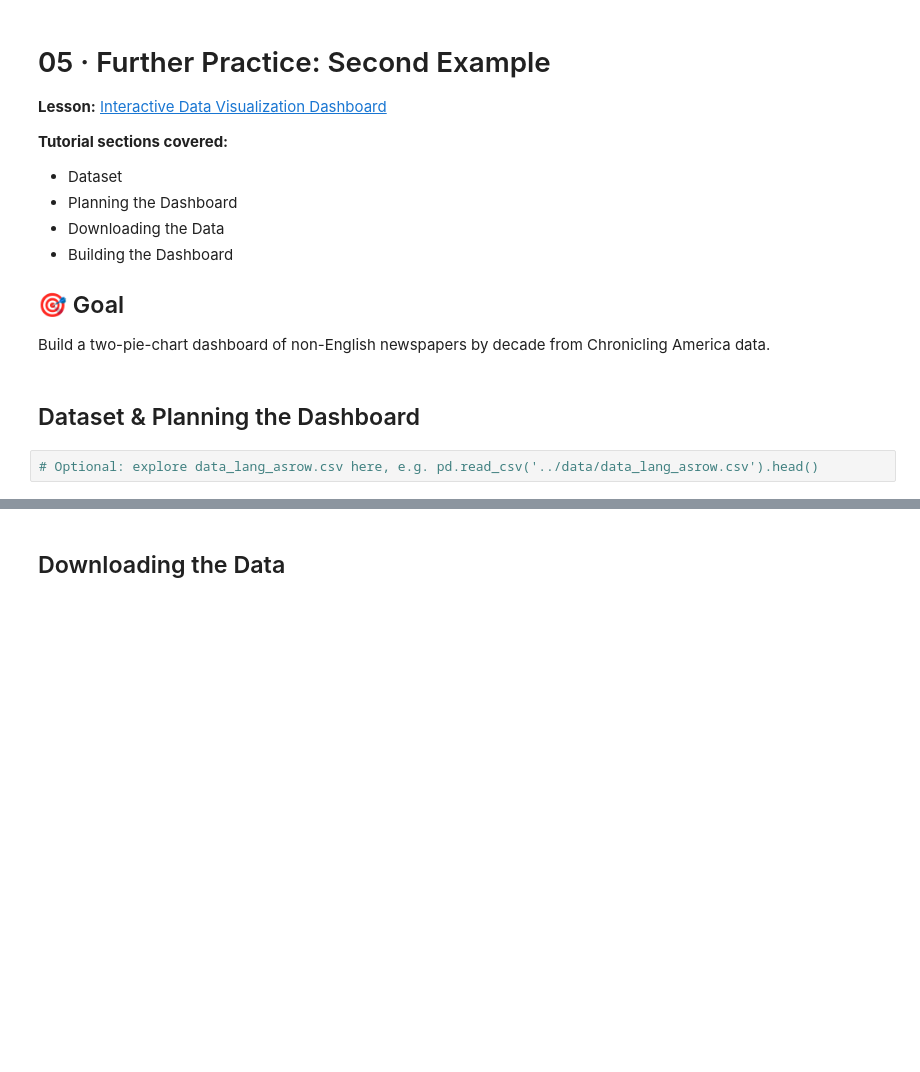
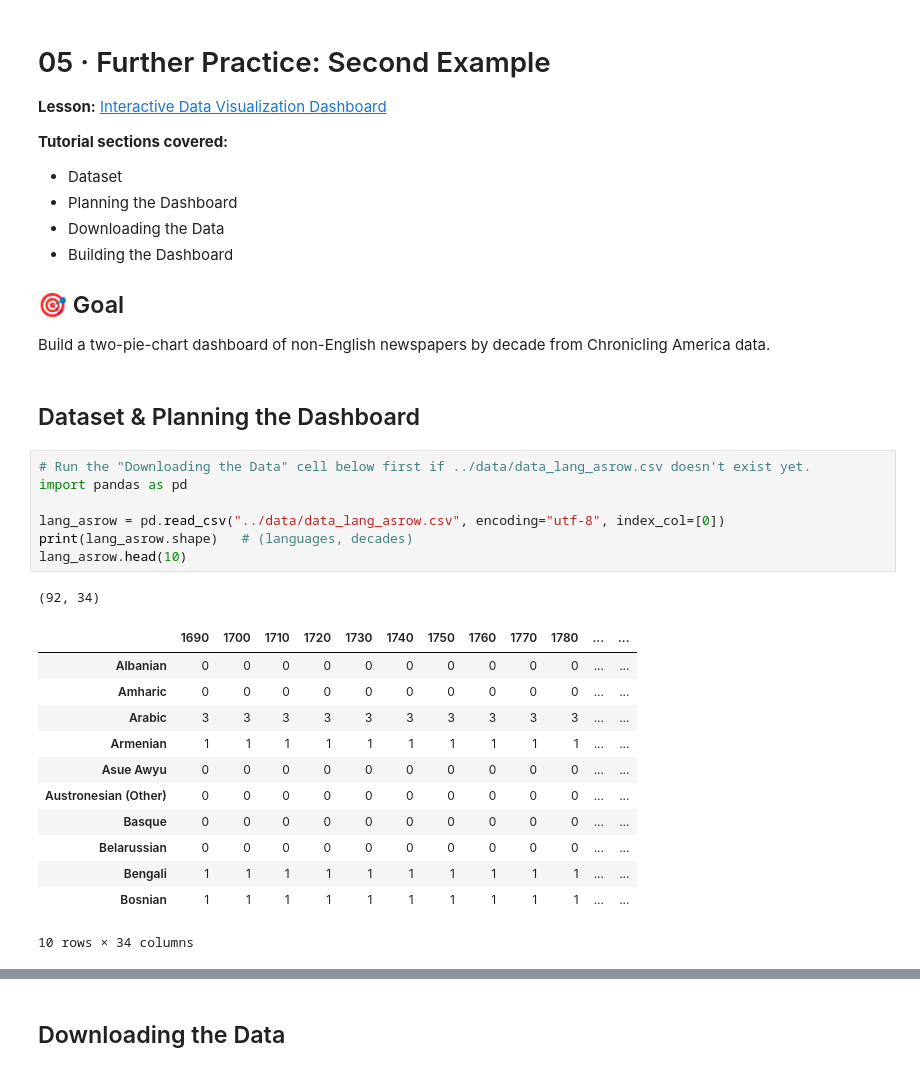
Before and after one commit to lswiggett/DH-Advanced-Technique1, a Jupyter notebook: notebooks/05_second_example.ipynb, the cells around one changed output, grey strips where cells are left out. Saved outputs shown, nothing was run; the diff lists cells and outputs as text; blank space fills up the shorter version.

```diff
--- a/notebooks/05_second_example.ipynb
+++ b/notebooks/05_second_example.ipynb
@@ -14,4 +14,23 @@ Build a two-pie-chart dashboard of non-English newspapers by decade from Chronic
 # %% [markdown]
 ## Dataset & Planning the Dashboard
 # %%
-# Optional: explore data_lang_asrow.csv here, e.g. pd.read_csv('../data/data_lang_asrow.csv').head()
+# Run the "Downloading the Data" cell below first if ../data/data_lang_asrow.csv doesn't exist yet.
+import pandas as pd
+
+lang_asrow = pd.read_csv("../data/data_lang_asrow.csv", encoding="utf-8", index_col=[0])
+print(lang_asrow.shape)   # (languages, decades)
+lang_asrow.head(10)
+# %% [output]
+(92, 34)
+|  | 1690 | 1700 | 1710 | 1720 | 1730 | 1740 | 1750 | 1760 | 1770 | 1780 | ... | ... |
+| Albanian | 0 | 0 | 0 | 0 | 0 | 0 | 0 | 0 | 0 | 0 | ... | ... |
+| Amharic | 0 | 0 | 0 | 0 | 0 | 0 | 0 | 0 | 0 | 0 | ... | ... |
+| Arabic | 3 | 3 | 3 | 3 | 3 | 3 | 3 | 3 | 3 | 3 | ... | ... |
+| Armenian | 1 | 1 | 1 | 1 | 1 | 1 | 1 | 1 | 1 | 1 | ... | ... |
+| Asue Awyu | 0 | 0 | 0 | 0 | 0 | 0 | 0 | 0 | 0 | 0 | ... | ... |
+| Austronesian (Other) | 0 | 0 | 0 | 0 | 0 | 0 | 0 | 0 | 0 | 0 | ... | ... |
+| Basque | 0 | 0 | 0 | 0 | 0 | 0 | 0 | 0 | 0 | 0 | ... | ... |
+| Belarussian | 0 | 0 | 0 | 0 | 0 | 0 | 0 | 0 | 0 | 0 | ... | ... |
+| Bengali | 1 | 1 | 1 | 1 | 1 | 1 | 1 | 1 | 1 | 1 | ... | ... |
+| Bosnian | 1 | 1 | 1 | 1 | 1 | 1 | 1 | 1 | 1 | 1 | ... | ... |
+10 rows × 34 columns
```
Also changed, not shown: parts of 14 cells of this notebook, 8 other files.
